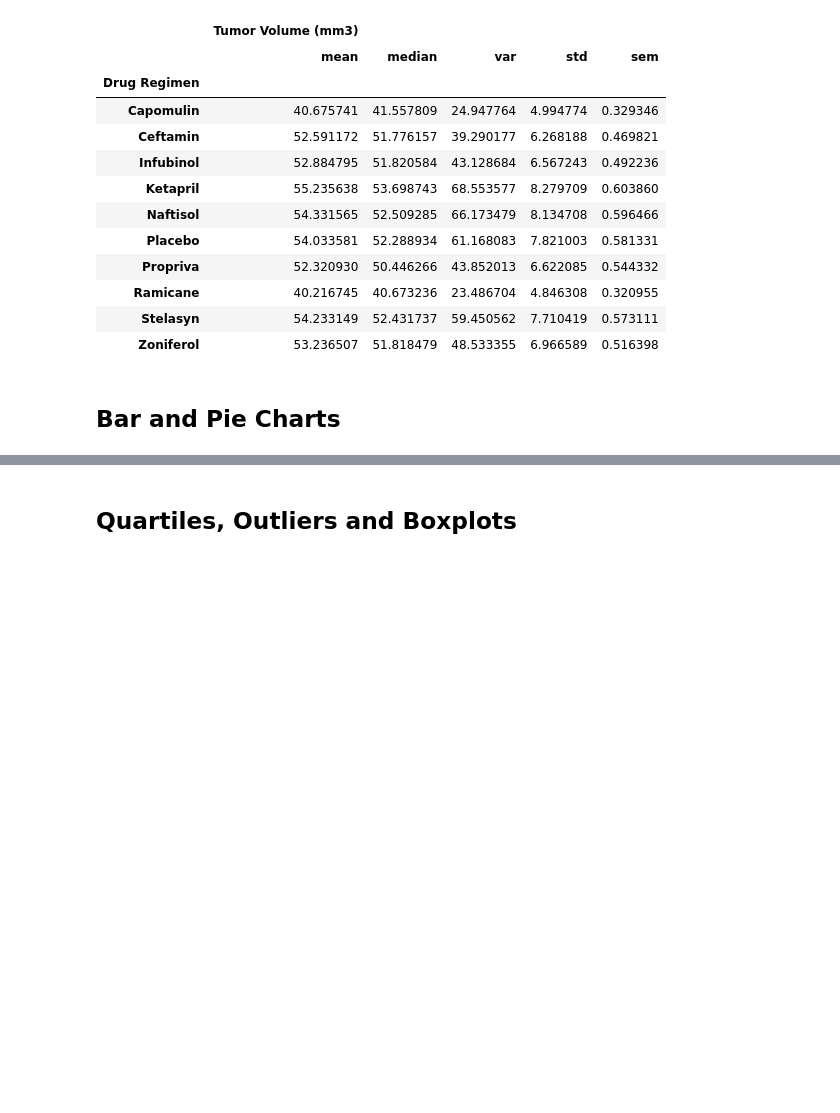
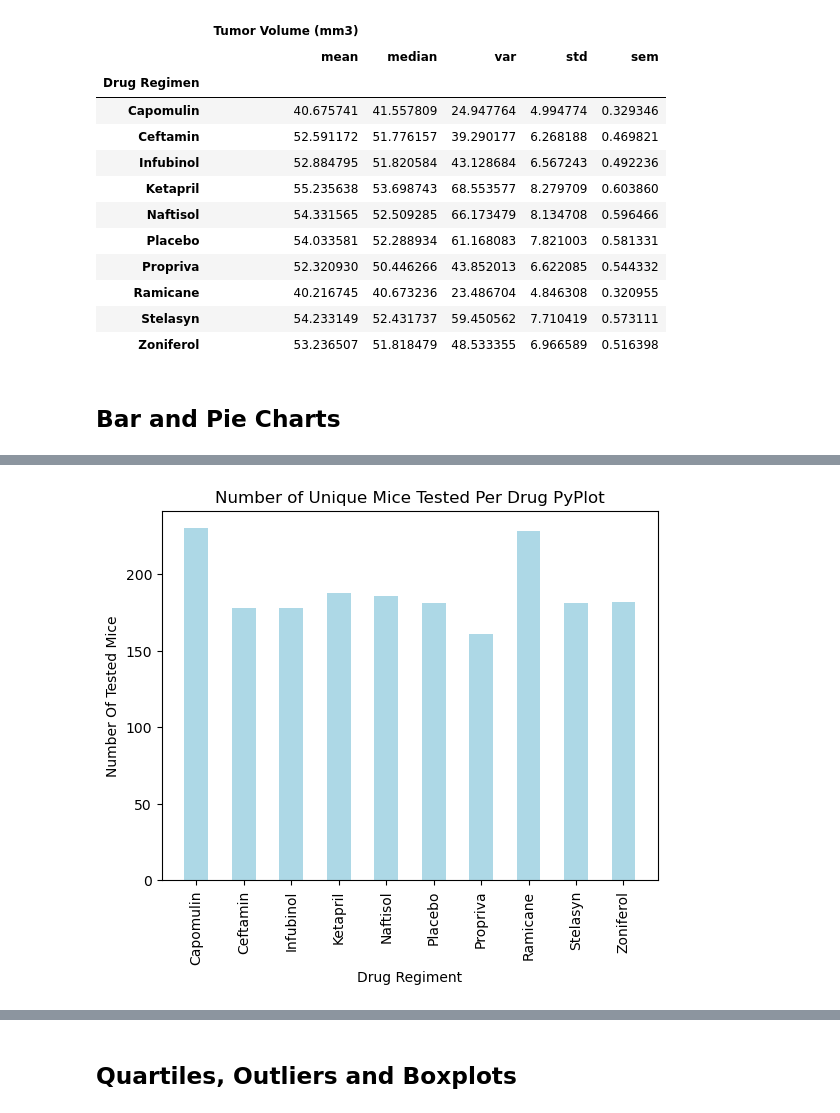
Before and after one commit to vklynn/Pymaceuticals, a Jupyter notebook: pymaceuticals_code.ipynb, the cells around one changed output, grey strips where cells are left out. Cells and saved outputs as stored; diff of their text form; code cells hidden in the pictures; blank space fills up the shorter version.

```diff
--- a/pymaceuticals_code.ipynb
+++ b/pymaceuticals_code.ipynb
@@ -149,2 +186,21 @@ Unique Mice Ids Count: 248
+# %%
+# Generate a bar plot showing the total number of timepoints for all mice tested for each drug regimen using pyplot.
+#width https://www.w3schools.com/python/matplotlib_bars.asp
+#color https://www.w3schools.com/colors/colors_names.asp
+x_axis = np.arange(len(mice_per_drug))
+y_axis = (complete_data_results.groupby(["Drug Regimen"]).count()["Mouse ID"])
+width = 0.50
+
+tick_locations = [value for value in x_axis]
+plt.xticks(tick_locations, mice_per_drug.index.values,rotation="vertical")
+plt.bar(x_axis, y_axis, color='LightBlue', align="center", width=width)
+plt.title("Number of Unique Mice Tested Per Drug PyPlot")
+plt.xlabel("Drug Regiment")
+plt.ylabel("Number Of Tested Mice")
+plt.show()
+
+#plt.savefig("")
+# %% [output]
+[figure, added]
 # %%
 # Generate a pie plot showing the distribution of female versus male mice using Pandas
```
Also changed, not shown: parts of 18 cells of this notebook, 1 other file.
